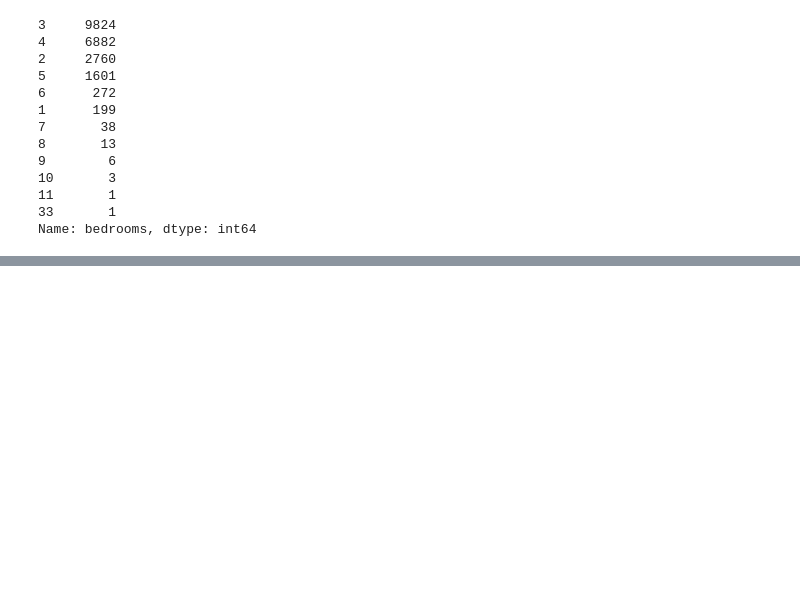
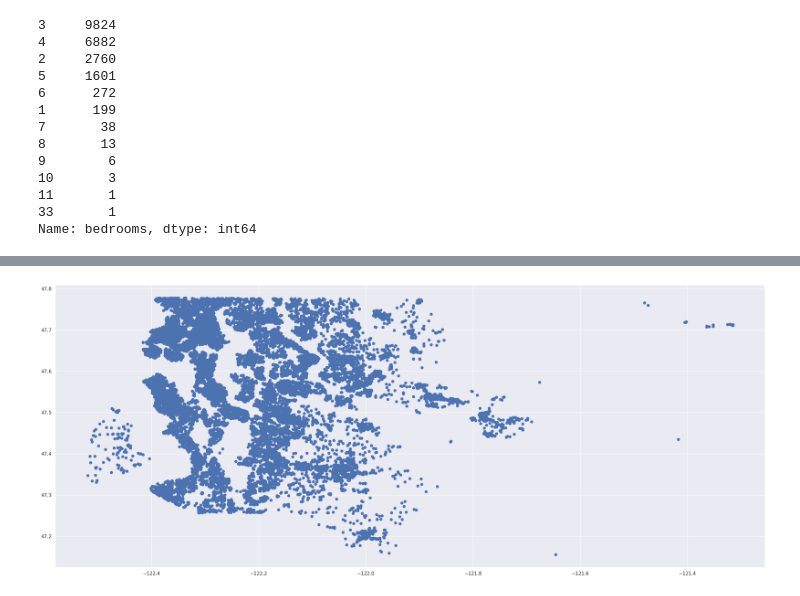
Before and after one commit to jadamin/machine_learning_brief, a Jupyter notebook: annalyse.ipynb, the cells around one changed output, grey strips where cells are left out. Cells and saved outputs as stored; diff of their text form; code cells hidden in the pictures; blank space fills up the shorter version.

```diff
--- a/annalyse.ipynb
+++ b/annalyse.ipynb
@@ -307,0 +369,5 @@ Name: bedrooms, dtype: int64
+# %%
+plt.scatter(x=df['long'],y=df['lat'] )
+plt.show()
+# %% [output]
+[figure, added]
```
Also changed, not shown: parts of 18 cells of this notebook.
